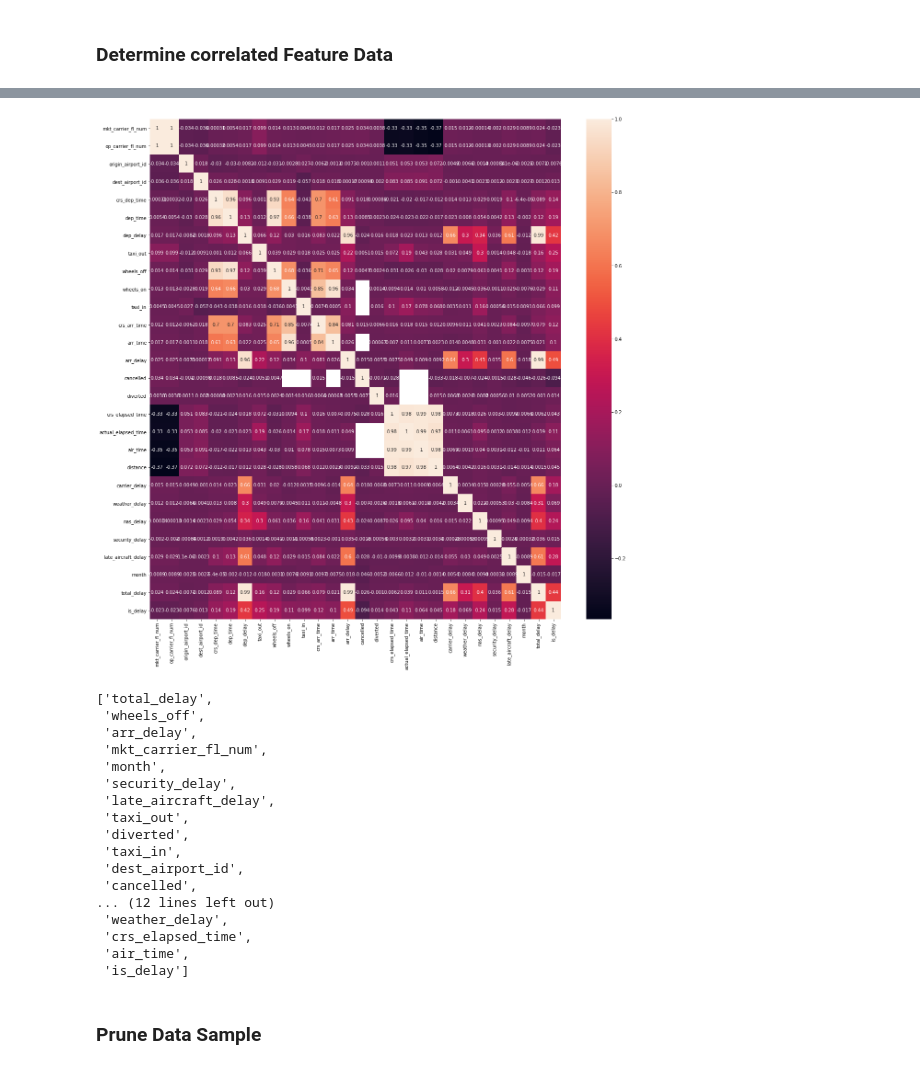
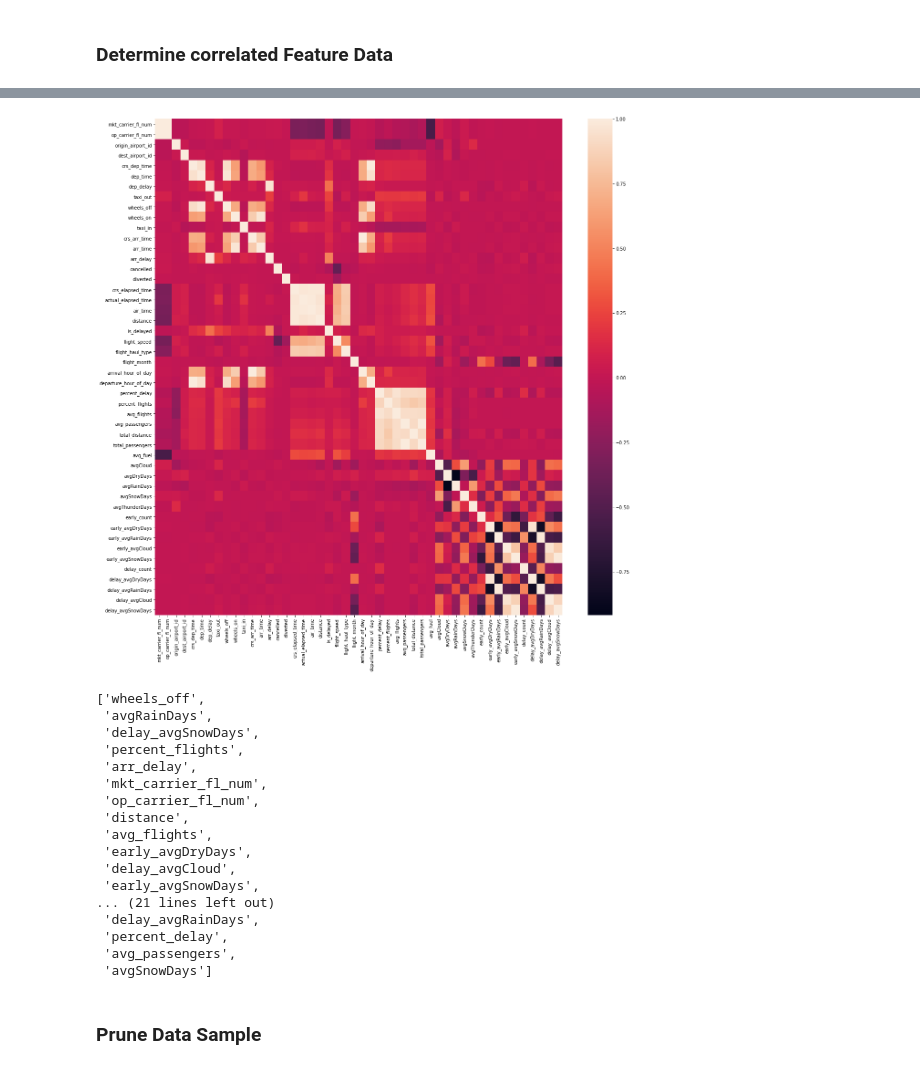
Before and after one commit to Ryearwood/Midterm_Project_Lighthouse_Labs_2021, a Jupyter notebook: Feature_Reduction.ipynb, the cells around one changed output, grey strips where cells are left out. Saved outputs shown, nothing was run; the diff lists cells and outputs as text; code cells hidden in the pictures.

Commit message:
Adjusted Feature Generation to fill in NaN values with mean values from each column

```diff
--- a/Feature_Reduction.ipynb
+++ b/Feature_Reduction.ipynb
@@ -11 +12,4 @@ Flight_sample = pickle.load(file)
 file.close()
+# %%
+# Feature Engineered DataFrame
+data_feature_modified = pd.read_csv('./Data/Feature_data_sample.csv')
@@ -12,3 +18,4 @@ file.close()
 # %%
-# Remove any columns with More than 30% NaN values
-Flight_sample = Flight_sample.loc[:, Flight_sample.isnull().mean() < .3]
+# Retrieve only columns with less than 30% NaN values
+Flight_sample = data_feature_modified.loc[:, data_feature_modified.isnull().mean() < .3]
+Flight_sample.drop(['tail_num'],axis=1, inplace=True)
@@ -14,0 +26,3 @@ Flight_sample = Flight_sample.loc[:, Flight_sample.isnull().mean() < .3]
+# %%
+# Get columns with NaN values present
+NaN_cols = Flight_sample.columns[Flight_sample.isnull().any()]
@@ -14,0 +44,4 @@ Flight_sample = Flight_sample.loc[:, Flight_sample.isnull().mean() < .3]
+# %%
+# Adjust NaN values by replacing them with respective column means to prevent data loss
+for column in NaN_cols:
+    Flight_sample[column].fillna(value=Flight_sample[column].mean(), inplace=True)
@@ -36,9 +90,9 @@ Corr = Flight_sample.corr(method ='pearson')
 # %%
 import seaborn as sn
 import matplotlib.pyplot as plt
 
 plt.figure(figsize=(20,20))
-sn.heatmap(Corr, annot=True)
+sn.heatmap(Corr, annot=False)
 plt.show()
 # %% [output]
-[figure, old version]
+[figure, new version]
@@ -48,35 +104,35 @@ Corr1 = Corr[Corr < 1].unstack().transpose().sort_values(ascending=False).drop_d
 # %%
-# Get all correlations above threshold value
+# Get all correlation data above threshold value
 threshold = 0.60
-Corr1 = Corr1[Corr1 < threshold]
+Corr2 = Corr1[Corr1 > threshold]
 
 # Extract all feature names from correlations above threshold
-Corr_data = Corr1.index.values
+Corr_features = Corr1.index.values
 
 # Flatten into list format
-lst = [Corr_data[x][y] for x in range(len(Corr_data)) for y in range(2)]
+lst = [Corr_features[x][y] for x in range(len(Corr_features)) for y in range(2)]
 
 # Isolate Unique feature names
 unique_features = list(set(lst))
 unique_features
 # %% [output]
-['total_delay',
- 'wheels_off',
+['wheels_off',
+ 'avgRainDays',
+ 'delay_avgSnowDays',
+ 'percent_flights',
  'arr_delay',
  'mkt_carrier_fl_num',
- 'month',
- 'security_delay',
- 'late_aircraft_delay',
- 'taxi_out',
- 'diverted',
- 'taxi_in',
- 'dest_airport_id',
- 'cancelled',
-... (12 lines left out)
- 'weather_delay',
- 'crs_elapsed_time',
- 'air_time',
- 'is_delay']
+ 'op_carrier_fl_num',
+ 'distance',
+ 'avg_flights',
+ 'early_avgDryDays',
+ 'delay_avgCloud',
+ 'early_avgSnowDays',
+... (21 lines left out)
+ 'delay_avgRainDays',
+ 'percent_delay',
+ 'avg_passengers',
+ 'avgSnowDays']
 # %% [markdown]
 ### Prune Data Sample
 # %%
```
Also changed, not shown: parts of 14 cells of this notebook.
